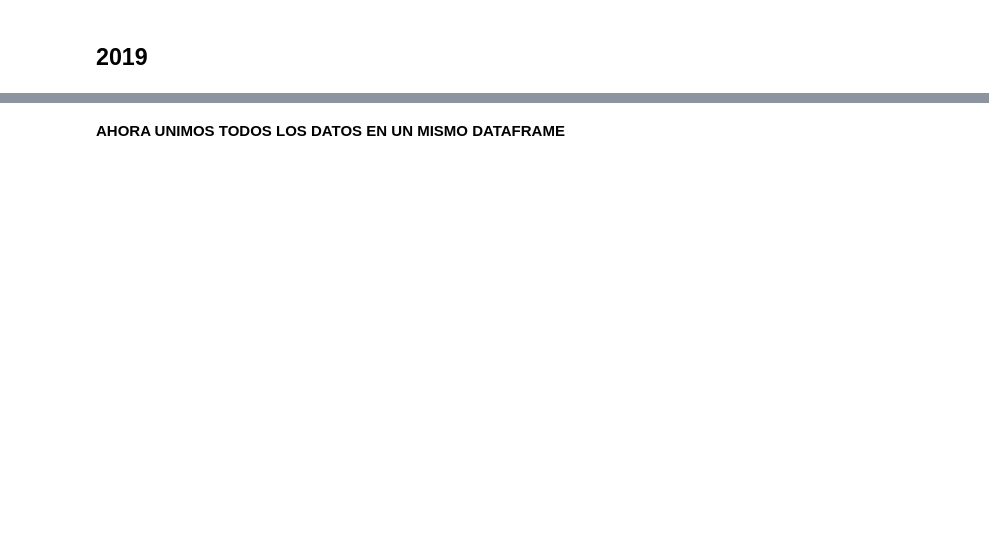
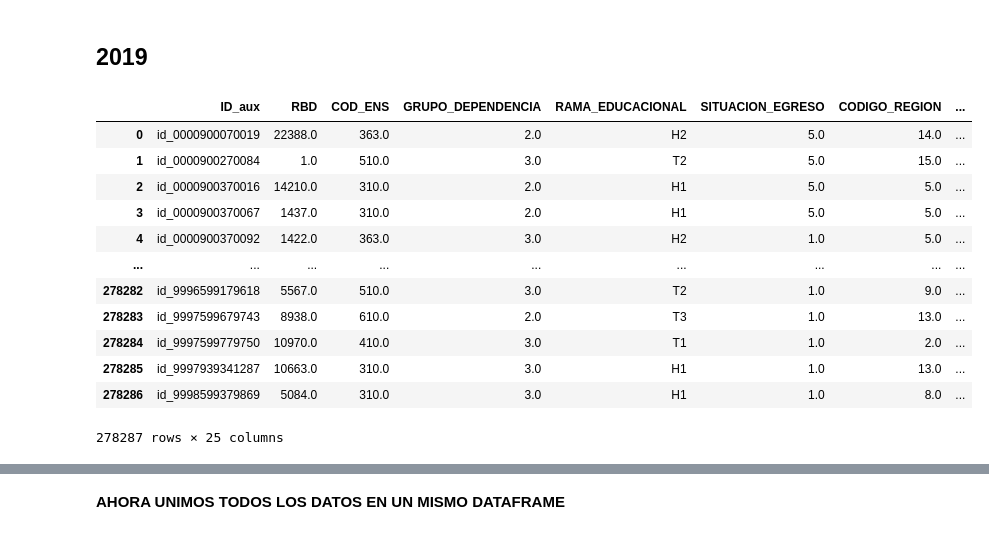
Before and after one commit to javibascur/Proyecto-Cs-Datos, a Jupyter notebook: Limpieza_De_Datos/Proceso_Limpieza_Rendicion.ipynb, the cells around one changed output, grey strips where cells are left out. Saved outputs shown, nothing was run; the diff lists cells and outputs as text; code cells hidden in the pictures; blank space fills up the shorter version.

```diff
--- a/Limpieza_De_Datos/Proceso_Limpieza_Rendicion.ipynb
+++ b/Limpieza_De_Datos/Proceso_Limpieza_Rendicion.ipynb
@@ -344,6 +344,21 @@ memory usage: 26.7+ MB
 # %%
 #Leemos el csv y pasamos a un dataframe
 df_2019 = pd.read_csv("datos_utilizados/rendicion/2019/ArchivoC_Adm2019.csv", sep=";", low_memory=False)
+df_2019
+# %% [output]
+|  | ID_aux | RBD | COD_ENS | GRUPO_DEPENDENCIA | RAMA_EDUCACIONAL | SITUACION_EGRESO | CODIGO_REGION | ... |
+| 0 | id_0000900070019 | 22388.0 | 363.0 | 2.0 | H2 | 5.0 | 14.0 | ... |
+| 1 | id_0000900270084 | 1.0 | 510.0 | 3.0 | T2 | 5.0 | 15.0 | ... |
+| 2 | id_0000900370016 | 14210.0 | 310.0 | 2.0 | H1 | 5.0 | 5.0 | ... |
+| 3 | id_0000900370067 | 1437.0 | 310.0 | 2.0 | H1 | 5.0 | 5.0 | ... |
+| 4 | id_0000900370092 | 1422.0 | 363.0 | 3.0 | H2 | 1.0 | 5.0 | ... |
+| ... | ... | ... | ... | ... | ... | ... | ... | ... |
+| 278282 | id_9996599179618 | 5567.0 | 510.0 | 3.0 | T2 | 1.0 | 9.0 | ... |
+| 278283 | id_9997599679743 | 8938.0 | 610.0 | 2.0 | T3 | 1.0 | 13.0 | ... |
+| 278284 | id_9997599779750 | 10970.0 | 410.0 | 3.0 | T1 | 1.0 | 2.0 | ... |
+| 278285 | id_9997939341287 | 10663.0 | 310.0 | 3.0 | H1 | 1.0 | 13.0 | ... |
+| 278286 | id_9998599379869 | 5084.0 | 310.0 | 3.0 | H1 | 1.0 | 8.0 | ... |
+278287 rows × 25 columns
 # %%
 #Eliminamos las columnas que no utilizaremos
 df_2019 = df_2019.drop(columns=["LENG_ANTERIOR", "MATE_ANTERIOR", "HCSO_ANTERIOR", "CIEN_ANTERIOR", "MODULO_ANTERIOR", "PROMEDIO_LM_ANTERIOR", "PERCENTIL_LM_ANTERIOR", "PERCENTIL_LM_ACTUAL", "PROMEDIO_LM_ACTUAL", "MODULO_ACTUAL", "SITUACION_EGRESO", "RAMA_EDUCACIONAL", "RBD"])
```
Also changed, not shown: parts of 17 cells of this notebook.
